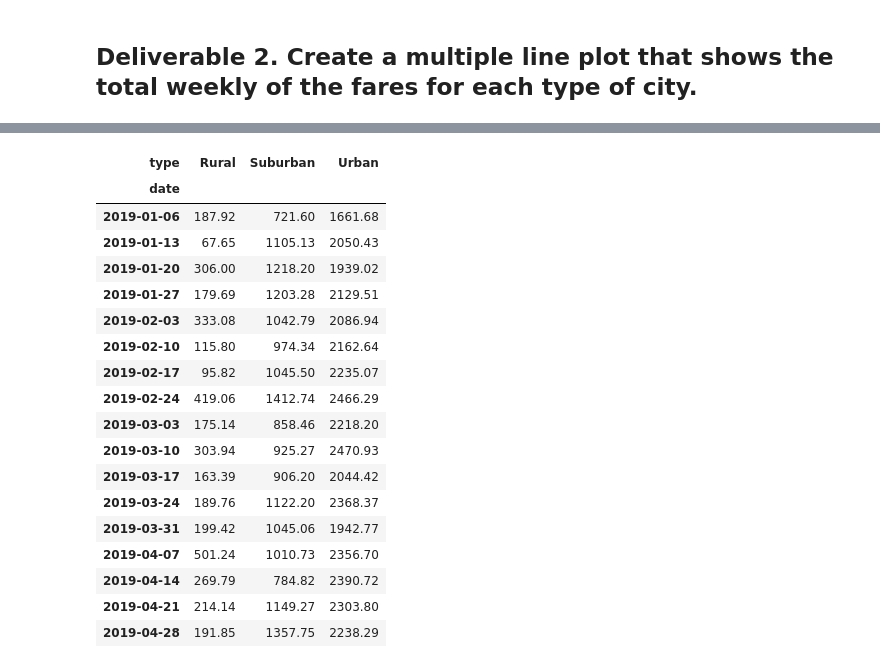
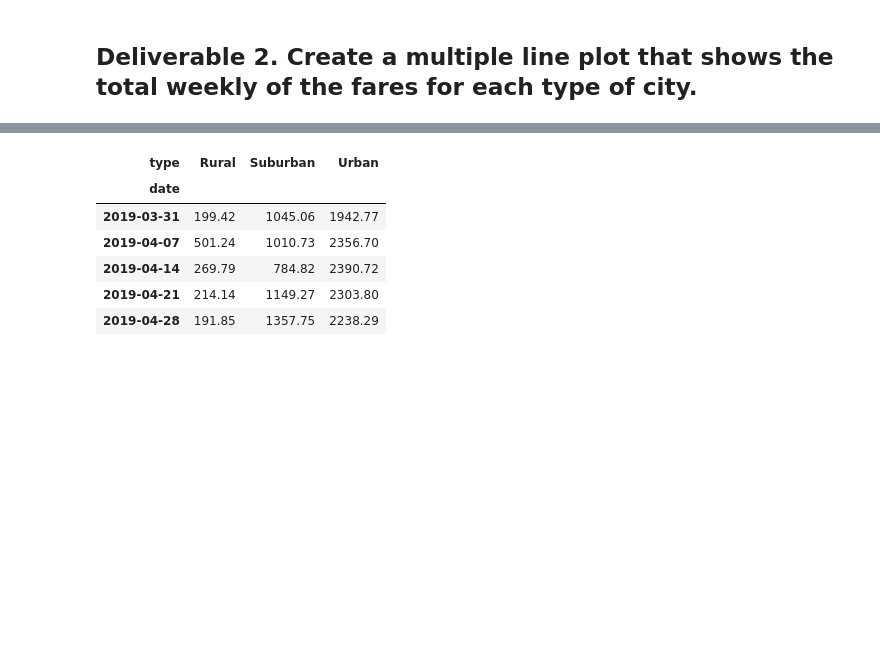
Before and after one commit to MelbPhil/PyBer_Analysis, a Jupyter notebook: PyBer_Challenge.ipynb, the cells around one changed output, grey strips where cells are left out. Saved outputs shown, nothing was run; the diff lists cells and outputs as text; code cells hidden in the pictures; blank space fills up the shorter version.

```diff
--- a/PyBer_Challenge.ipynb
+++ b/PyBer_Challenge.ipynb
@@ -219,23 +221,11 @@ memory usage: 3.7 KB
 # %%
 # 8. Create a new DataFrame using the "resample()" function by week 'W' and get the sum of the fares for each week.
+date_type_week_pivot = date_type_pivot_cut.resample('W').sum()
 
-date_type_week_pivot = date_type_pivot_cut.resample('w').sum()
-date_type_week_pivot
+date_type_week_pivot.tail()
 # %% [output]
 | type | Rural | Suburban | Urban |
 | date |  |  |  |
-| 2019-01-06 | 187.92 | 721.60 | 1661.68 |
-| 2019-01-13 | 67.65 | 1105.13 | 2050.43 |
-| 2019-01-20 | 306.00 | 1218.20 | 1939.02 |
-| 2019-01-27 | 179.69 | 1203.28 | 2129.51 |
-| 2019-02-03 | 333.08 | 1042.79 | 2086.94 |
-| 2019-02-10 | 115.80 | 974.34 | 2162.64 |
-| 2019-02-17 | 95.82 | 1045.50 | 2235.07 |
-| 2019-02-24 | 419.06 | 1412.74 | 2466.29 |
-| 2019-03-03 | 175.14 | 858.46 | 2218.20 |
-| 2019-03-10 | 303.94 | 925.27 | 2470.93 |
-| 2019-03-17 | 163.39 | 906.20 | 2044.42 |
-| 2019-03-24 | 189.76 | 1122.20 | 2368.37 |
 | 2019-03-31 | 199.42 | 1045.06 | 1942.77 |
 | 2019-04-07 | 501.24 | 1010.73 | 2356.70 |
 | 2019-04-14 | 269.79 | 784.82 | 2390.72 |
```
Also changed, not shown: parts of 12 cells of this notebook, 1 other file.
